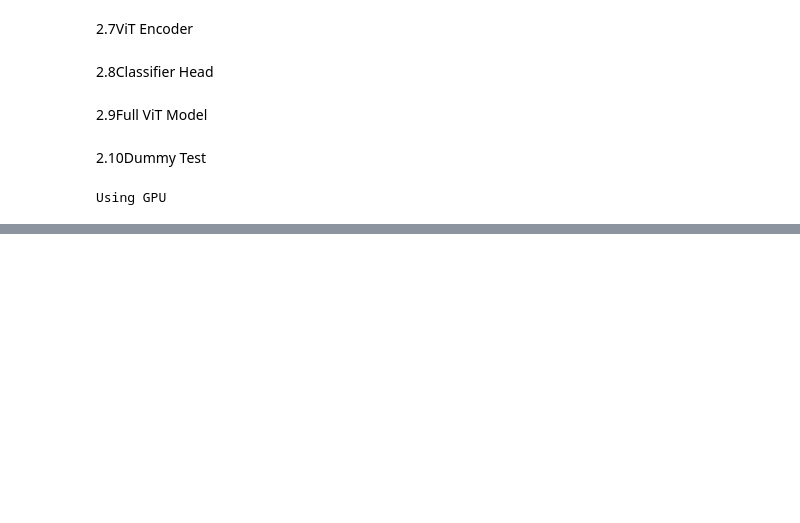
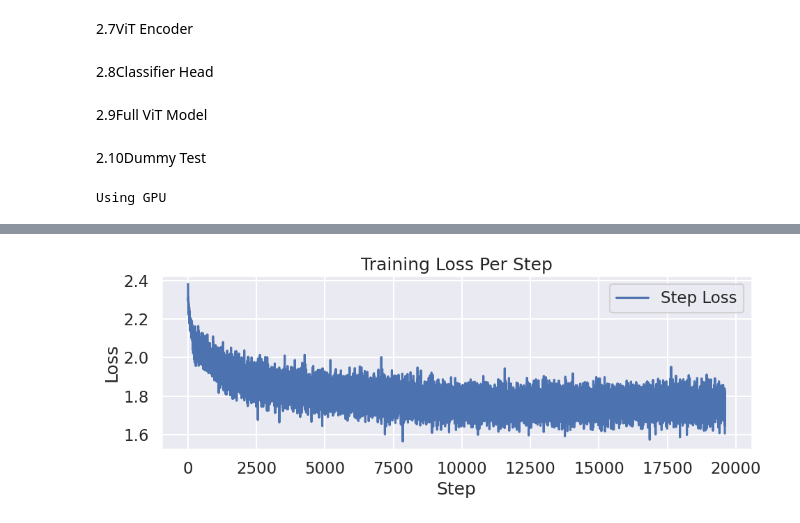
Before and after one commit to tb6147877/Transformer-Zoo, a Jupyter notebook: ViT/ViT.ipynb, the cells around one changed output, grey strips where cells are left out. Drawn from its saved outputs; the diff is of its cells as text; code cells hidden in the pictures; blank space fills up the shorter version.

```diff
--- a/ViT/ViT.ipynb
+++ b/ViT/ViT.ipynb
@@ -287,0 +353,16 @@ Using GPU
+# %%
+model_config = ModelConfig()
+model = ViT(model_config).to(train_config.device)
+
+criterion = nn.CrossEntropyLoss()
+optimizer = torch.optim.Adam(
+    model.parameters(),
+    lr=train_config.lr,
+    betas=train_config.betas,
+    weight_decay=train_config.weight_decay,
+)
+scheduler = torch.optim.lr_scheduler.CosineAnnealingLR(
+    optimizer, train_config.num_epochs, eta_min=train_config.min_lr
+)
+
+ctx = get_ctx(use_mixed=train_config.use_mixed, device=train_config.device, amp_mode="auto")
@@ -287,0 +433,15 @@ Using GPU
+# %%
+sns.set_theme()
+sns.set_context("talk")
+plt.figure(figsize=(10, 4))
+plt.plot(train_loss_per_step, label="Step Loss")
+plt.xlabel("Step")
+plt.ylabel("Loss")
+plt.title("Training Loss Per Step")
+plt.grid(True)
+plt.legend()
+plt.tight_layout()
+plt.savefig("loss_curve.png", dpi=300, bbox_inches="tight")
+plt.show()
+# %% [output]
+[figure, added]
```
Also changed, not shown: parts of 14 cells of this notebook, 1 other file.
